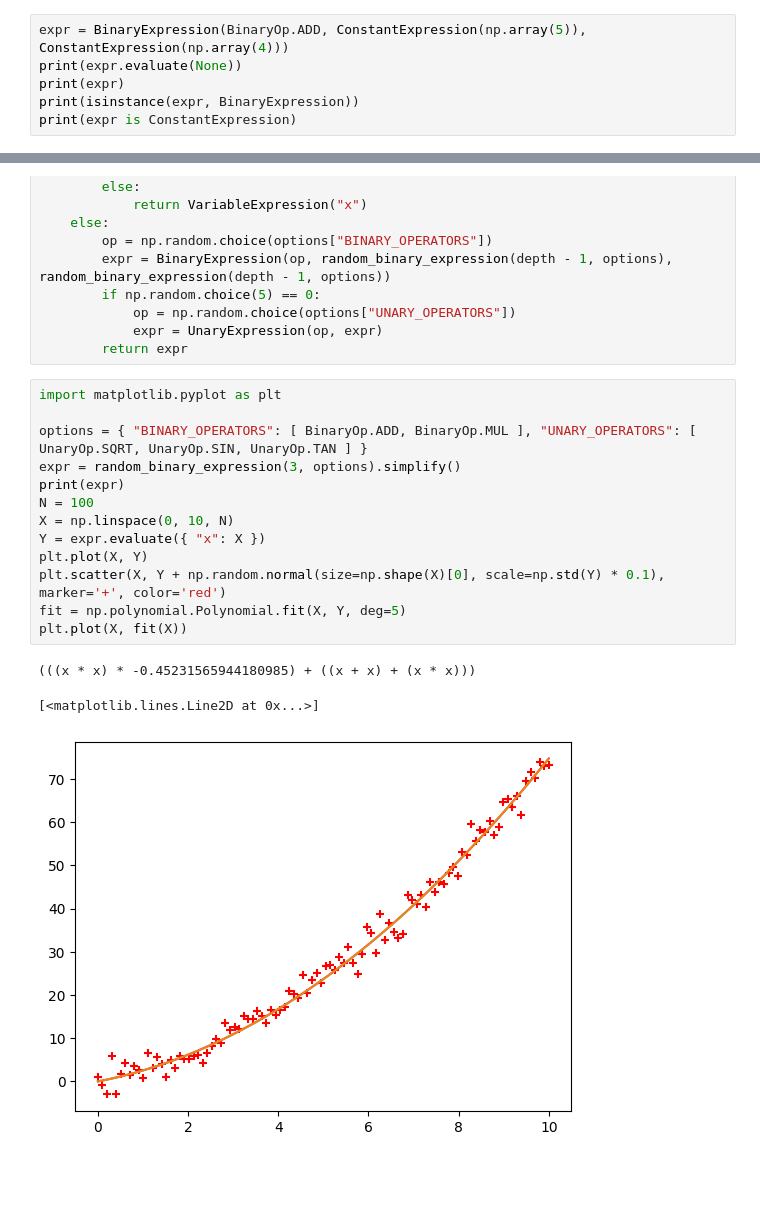
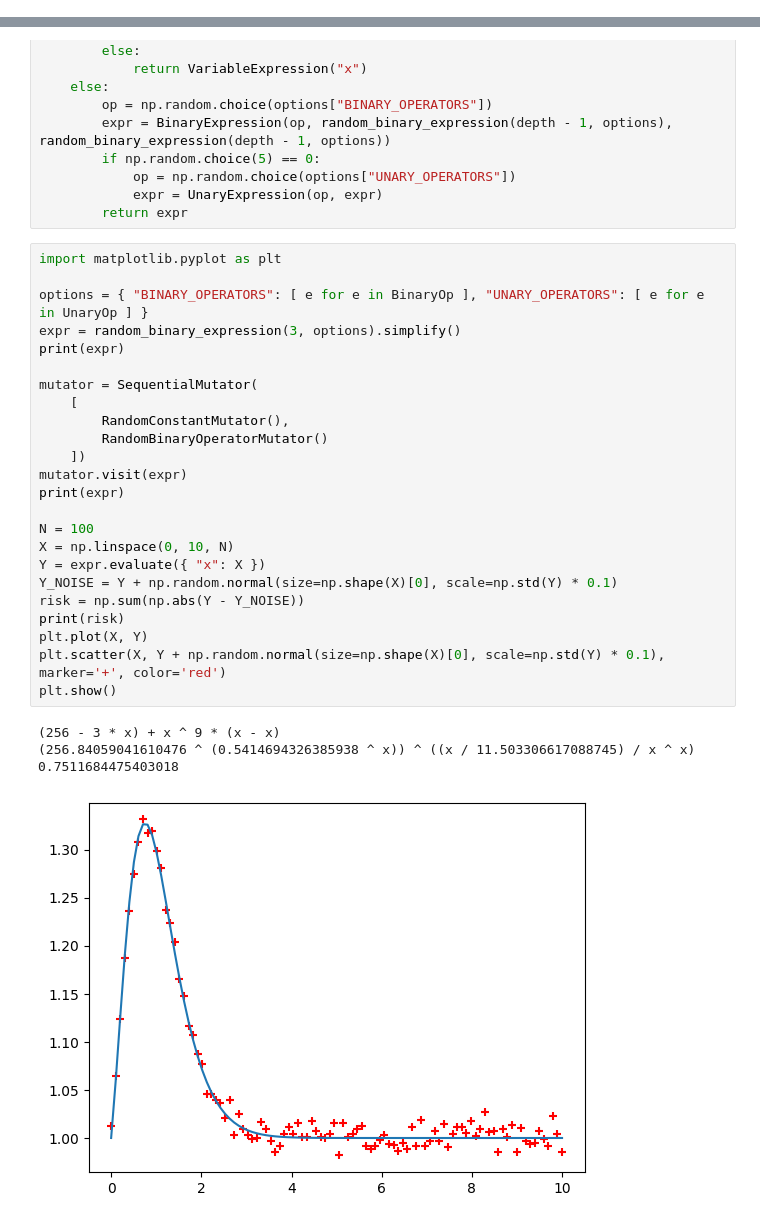
Before and after one commit to hgruniaux/MLP-SymReg, a Jupyter notebook: main.ipynb, the cells around one changed output, grey strips where cells are left out. Saved outputs shown, nothing was run; the diff lists cells and outputs as text; blank space fills up the shorter version.

```diff
--- a/main.ipynb
+++ b/main.ipynb
@@ -141,6 +4,0 @@ class BinaryExpression(Expression):
-# %%
-expr = BinaryExpression(BinaryOp.ADD, ConstantExpression(np.array(5)), ConstantExpression(np.array(4)))
-print(expr.evaluate(None))
-print(expr)
-print(isinstance(expr, BinaryExpression))
-print(expr is ConstantExpression)
@@ -166,17 +19,29 @@ def random_binary_expression(depth: int, options):
 # %%
 import matplotlib.pyplot as plt
 
-options = { "BINARY_OPERATORS": [ BinaryOp.ADD, BinaryOp.MUL ], "UNARY_OPERATORS": [ UnaryOp.SQRT, UnaryOp.SIN, UnaryOp.TAN ] }
+options = { "BINARY_OPERATORS": [ e for e in BinaryOp ], "UNARY_OPERATORS": [ e for e in UnaryOp ] }
 expr = random_binary_expression(3, options).simplify()
 print(expr)
+
+mutator = SequentialMutator(
+    [
+        RandomConstantMutator(),
+        RandomBinaryOperatorMutator()
+    ])
+mutator.visit(expr)
+print(expr)
+
 N = 100
 X = np.linspace(0, 10, N)
 Y = expr.evaluate({ "x": X })
+Y_NOISE = Y + np.random.normal(size=np.shape(X)[0], scale=np.std(Y) * 0.1)
+risk = np.sum(np.abs(Y - Y_NOISE))
+print(risk)
 plt.plot(X, Y)
 plt.scatter(X, Y + np.random.normal(size=np.shape(X)[0], scale=np.std(Y) * 0.1), marker='+', color='red')
-fit = np.polynomial.Polynomial.fit(X, Y, deg=5)
-plt.plot(X, fit(X))
+plt.show()
 # %% [output]
-(((x * x) * -0.45231565944180985) + ((x + x) + (x * x)))
+(256 - 3 * x) + x ^ 9 * (x - x)
+(256.84059041610476 ^ (0.5414694326385938 ^ x)) ^ ((x / 11.503306617088745) / x ^ x)
+0.7511684475403018
-[<matplotlib.lines.Line2D at 0x...>]
-[figure, old version]
+[figure, new version]
```
Also changed, not shown: parts of 11 cells of this notebook, 2 other files.
